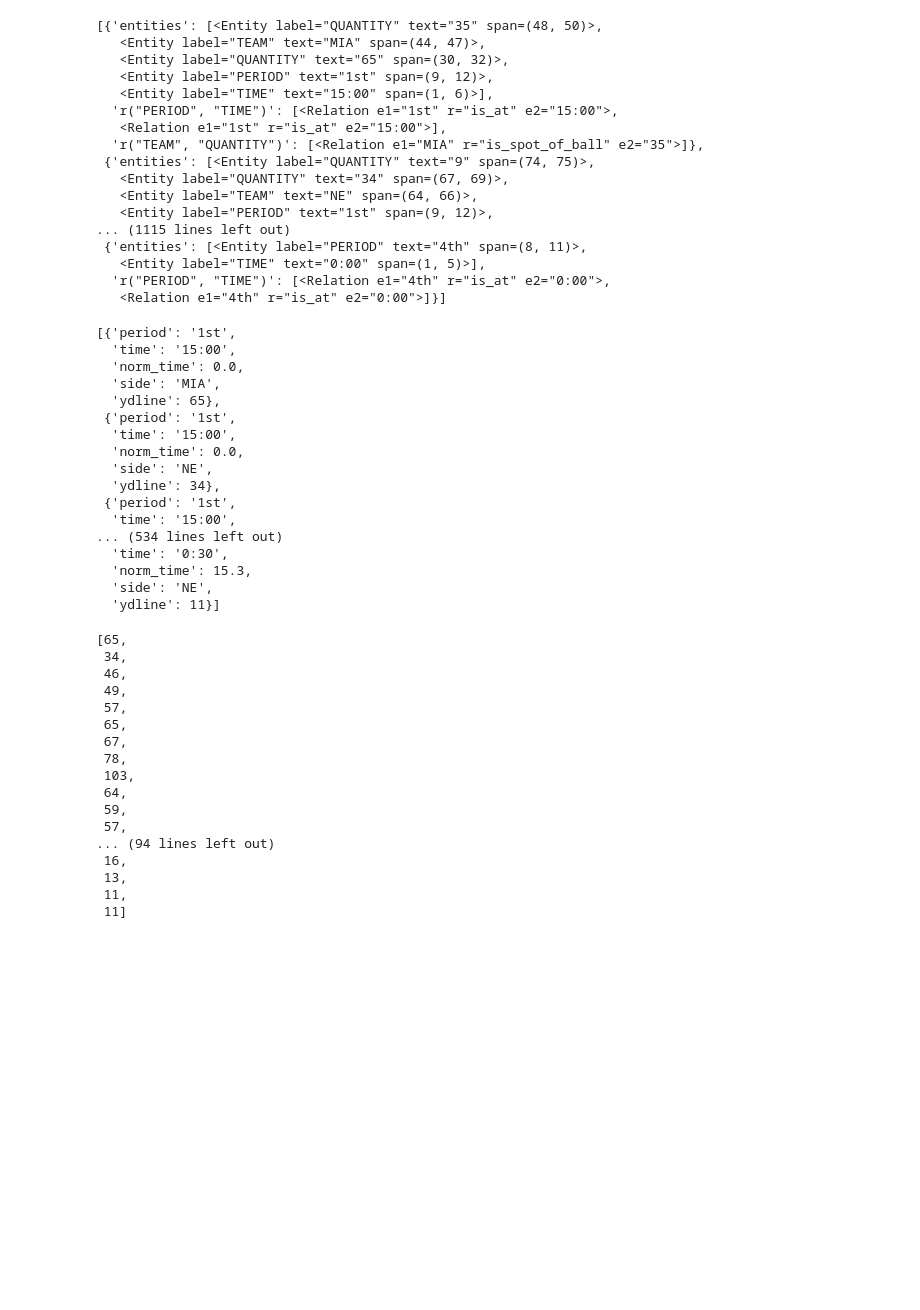
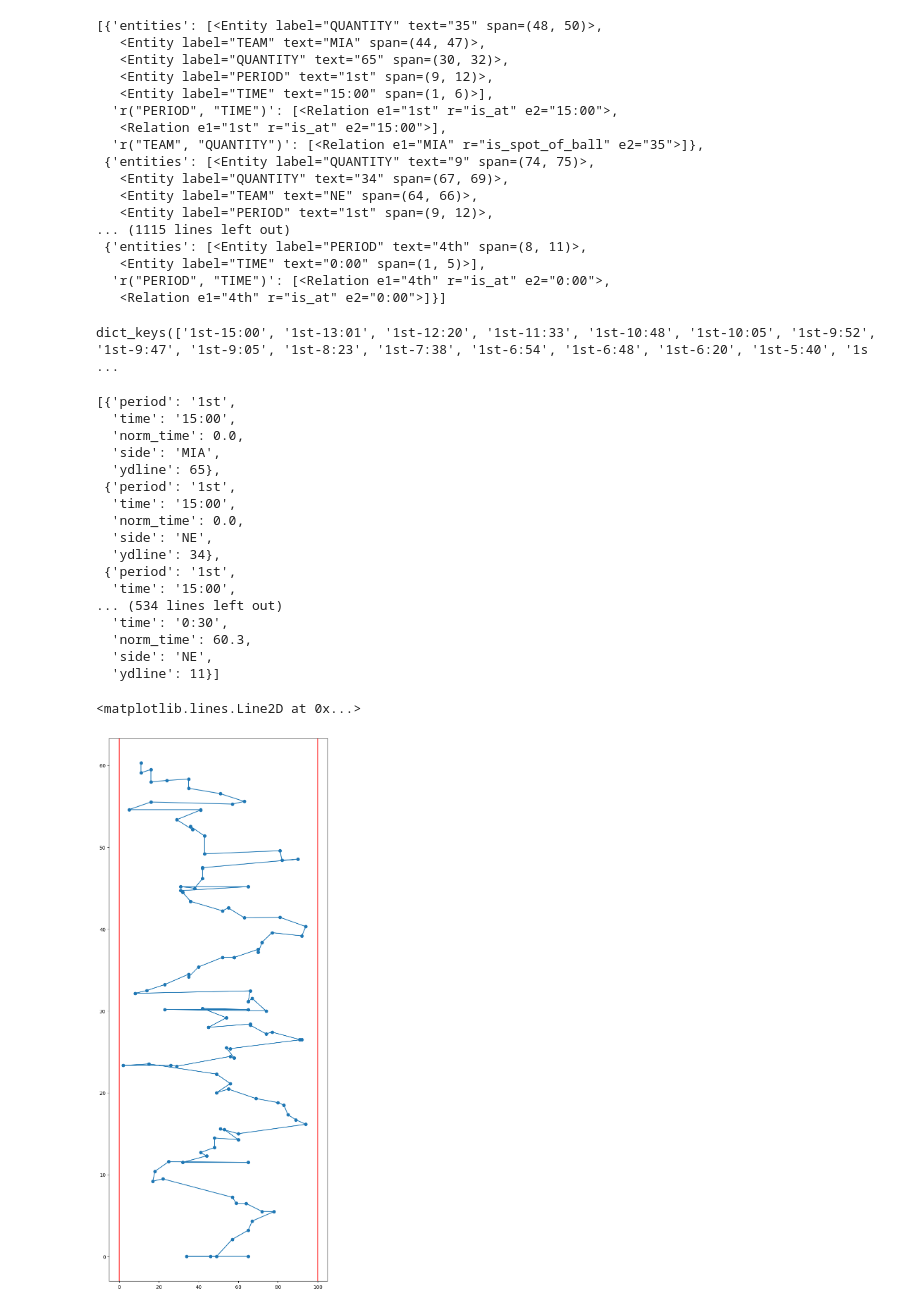
Before and after one commit to dpasse/pbp, a Jupyter notebook: tasks/timeline.ipynb, the cells around one changed output. Cells and saved outputs as stored; diff of their text form; code cells hidden in the pictures; blank space fills up the shorter version.

```diff
--- a/tasks/timeline.ipynb
+++ b/tasks/timeline.ipynb
@@ -174,6 +174,24 @@ output
    <Entity label="TIME" text="0:00" span=(1, 5)>],
   'r("PERIOD", "TIME")': [<Relation e1="4th" r="is_at" e2="0:00">,
    <Relation e1="4th" r="is_at" e2="0:00">]}]
+# %%
+group_by_period = {}
+for kb in output:
+    if not 'r("PERIOD", "TIME")' in kb:
+        continue
+
+    at = kb['r("PERIOD", "TIME")'][0]
+    period, time = at.e1.text, at.e2.text
+    key = f'{period}-{time}'
+
+    if not key in group_by_period:
+        group_by_period[f'{period}-{time}'] = []
+
+    group_by_period[f'{period}-{time}'].append(kb)
+
+group_by_period.keys()
+# %% [output]
+dict_keys(['1st-15:00', '1st-13:01', '1st-12:20', '1st-11:33', '1st-10:48', '1st-10:05', '1st-9:52', '1st-9:47', '1st-9:05', '1st-8:23', '1st-7:38', '1st-6:54', '1st-6:48', '1st-6:20', '1st-5:40', '1s ...
 # %%
 timeline = [
 
@@ -188,7 +206,17 @@ for kb in output:
     at = kb['r("PERIOD", "TIME")'][0]
     period, time = at.e1.text, at.e2.text
 
-    loc = kb['r("TEAM", "QUANTITY")'][0]
+    offset = 0
+    if period == '2nd':
+        offset += 15
+    if period == '3rd':
+        offset += 30
+    if period == '4th':
+        offset += 45
+    if period == 'OT':
+        offset += 60
+
+    loc = kb['r("TEAM", "QUANTITY")'][-1]
     team, ydline = loc.e1.text, loc.e2.text
 
     blah = int(ydline)
@@ -197,7 +225,7 @@ for kb in output:
         blah = 50 + (50 - blah)
 
     parts = time.split(':')
-    p1 = 15 - int(parts[0])
+    p1 = (15 - int(parts[0])) + offset
     p2 = int(parts[1])
 
     timeline.append({
@@ -224,31 +252,19 @@ timeline
   'time': '15:00',
 ... (534 lines left out)
   'time': '0:30',
-  'norm_time': 15.3,
+  'norm_time': 60.3,
   'side': 'NE',
   'ydline': 11}]
 # %%
 import matplotlib.pyplot as plt
 
 X = list(map(lambda a: a['norm_time'], timeline))
 y = list(map(lambda a: a['ydline'], timeline))
 
-plt.plot(X, y)
+plt.figure(figsize=(8, 20))
+plt.plot(y, X, '-o')
+plt.axvline(0, color='r')
+plt.axvline(100, color='r')
 # %% [output]
-[65,
- 34,
- 46,
- 49,
- 57,
- 65,
- 67,
- 78,
- 103,
- 64,
- 59,
- 57,
-... (94 lines left out)
- 16,
- 13,
- 11,
- 11]
+<matplotlib.lines.Line2D at 0x...>
+[figure, added]
```
